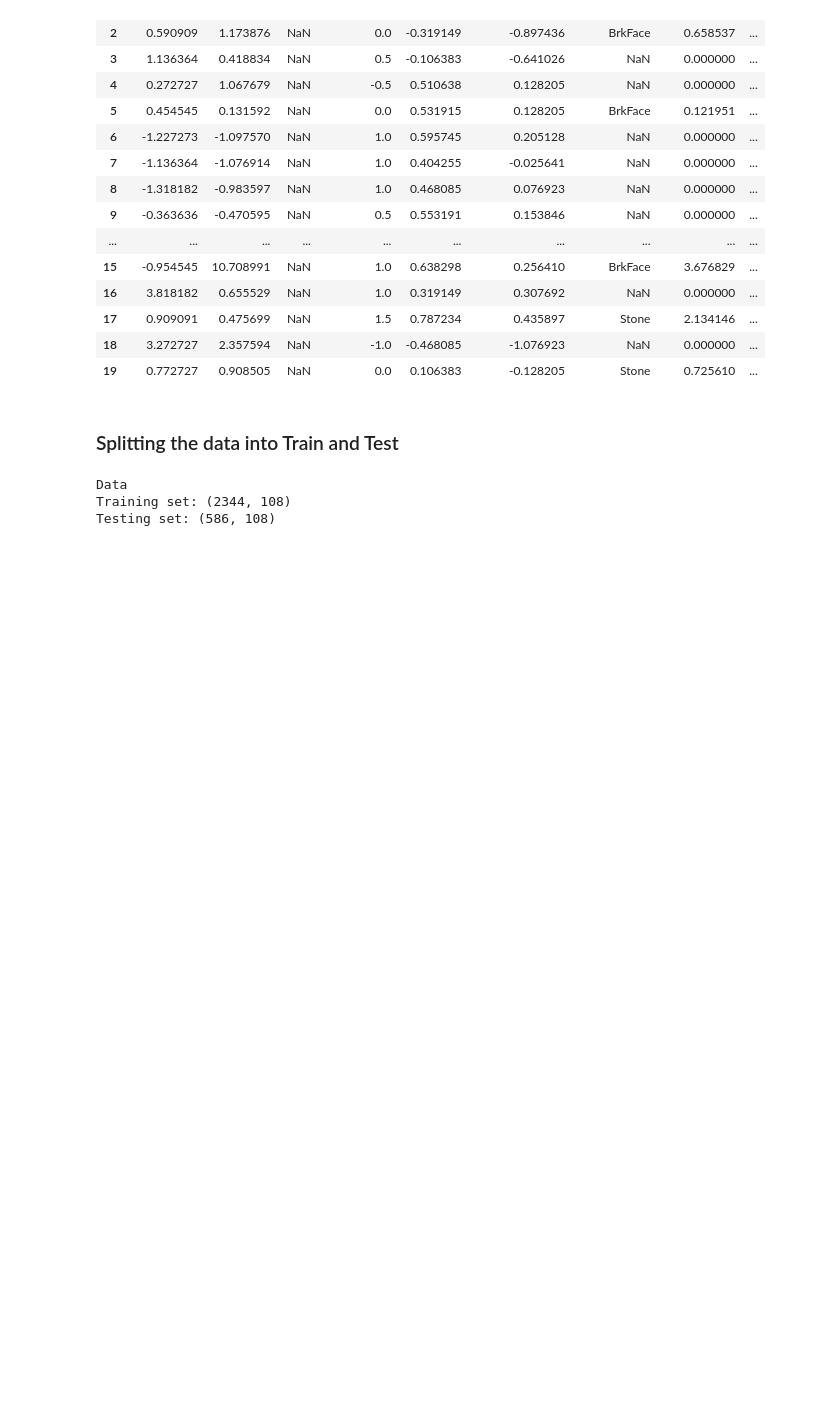
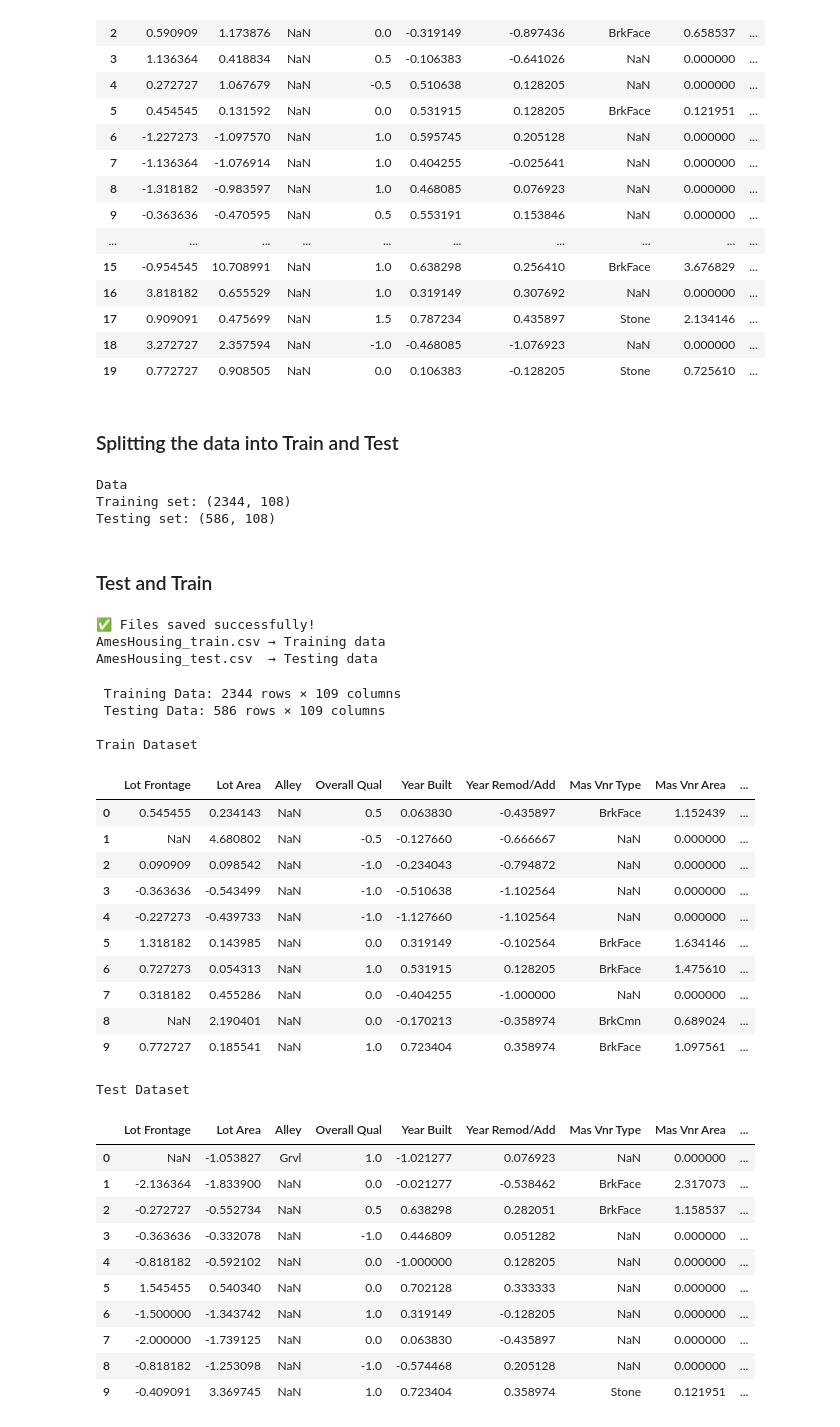
Before and after one commit to AlejandraCordero/NEC_labs, a Jupyter notebook: Activity01/activity01.ipynb, the cells around one changed output. Saved outputs shown, nothing was run; the diff lists cells and outputs as text; code cells hidden in the pictures; blank space fills up the shorter version.

Commit message:
add test and train dataset

```diff
--- a/Activity01/activity01.ipynb
+++ b/Activity01/activity01.ipynb
@@ -495,3 +495,67 @@ print(f"Testing set: {X_test.shape}")
 Data
 Training set: (2344, 108)
 Testing set: (586, 108)
+# %% [markdown]
+### Test and Train
+# %%
+df = pd.read_csv("AmesHousing_preprocessing.csv")
+
+X = df.drop(columns=['SalePrice'])
+y = df['SalePrice']
+
+# Split into 80% train/validation and 20% test
+X_train, X_test, y_train, y_test = train_test_split(
+    X, y, test_size=0.2, random_state=42, shuffle=True
+)
+
+# Combine features and target again for saving
+train_df = pd.concat([X_train, y_train], axis=1)
+test_df = pd.concat([X_test, y_test], axis=1)
+
+# Here it saves to CSV files
+train_df.to_csv("AmesHousing_train.csv", index=False)
+test_df.to_csv("AmesHousing_test.csv", index=False)
+# %% [output]
+✅ Files saved successfully!
+AmesHousing_train.csv → Training data
+AmesHousing_test.csv  → Testing data
+# %%
+train_df = pd.read_csv("AmesHousing_train.csv")
+test_df = pd.read_csv("AmesHousing_test.csv")
+
+print(f" Training Data: {train_df.shape[0]} rows × {train_df.shape[1]} columns")
+print(f" Testing Data: {test_df.shape[0]} rows × {test_df.shape[1]} columns\n")
+
+print("Train Dataset")
+display(train_df.head(10))
+
+print("\nTest Dataset")
+display(test_df.head(10))
+# %% [output]
+ Training Data: 2344 rows × 109 columns
+ Testing Data: 586 rows × 109 columns
+
+Train Dataset
+|  | Lot Frontage | Lot Area | Alley | Overall Qual | Year Built | Year Remod/Add | Mas Vnr Type | Mas Vnr Area | ... |
+| 0 | 0.545455 | 0.234143 | NaN | 0.5 | 0.063830 | -0.435897 | BrkFace | 1.152439 | ... |
+| 1 | NaN | 4.680802 | NaN | -0.5 | -0.127660 | -0.666667 | NaN | 0.000000 | ... |
+| 2 | 0.090909 | 0.098542 | NaN | -1.0 | -0.234043 | -0.794872 | NaN | 0.000000 | ... |
+| 3 | -0.363636 | -0.543499 | NaN | -1.0 | -0.510638 | -1.102564 | NaN | 0.000000 | ... |
+| 4 | -0.227273 | -0.439733 | NaN | -1.0 | -1.127660 | -1.102564 | NaN | 0.000000 | ... |
+| 5 | 1.318182 | 0.143985 | NaN | 0.0 | 0.319149 | -0.102564 | BrkFace | 1.634146 | ... |
+| 6 | 0.727273 | 0.054313 | NaN | 1.0 | 0.531915 | 0.128205 | BrkFace | 1.475610 | ... |
+| 7 | 0.318182 | 0.455286 | NaN | 0.0 | -0.404255 | -1.000000 | NaN | 0.000000 | ... |
+| 8 | NaN | 2.190401 | NaN | 0.0 | -0.170213 | -0.358974 | BrkCmn | 0.689024 | ... |
+| 9 | 0.772727 | 0.185541 | NaN | 1.0 | 0.723404 | 0.358974 | BrkFace | 1.097561 | ... |
+Test Dataset
+|  | Lot Frontage | Lot Area | Alley | Overall Qual | Year Built | Year Remod/Add | Mas Vnr Type | Mas Vnr Area | ... |
+| 0 | NaN | -1.053827 | Grvl | 1.0 | -1.021277 | 0.076923 | NaN | 0.000000 | ... |
+| 1 | -2.136364 | -1.833900 | NaN | 0.0 | -0.021277 | -0.538462 | BrkFace | 2.317073 | ... |
+| 2 | -0.272727 | -0.552734 | NaN | 0.5 | 0.638298 | 0.282051 | BrkFace | 1.158537 | ... |
+| 3 | -0.363636 | -0.332078 | NaN | -1.0 | 0.446809 | 0.051282 | NaN | 0.000000 | ... |
+| 4 | -0.818182 | -0.592102 | NaN | 0.0 | -1.000000 | 0.128205 | NaN | 0.000000 | ... |
+| 5 | 1.545455 | 0.540340 | NaN | 0.0 | 0.702128 | 0.333333 | NaN | 0.000000 | ... |
+| 6 | -1.500000 | -1.343742 | NaN | 1.0 | 0.319149 | -0.128205 | NaN | 0.000000 | ... |
+| 7 | -2.000000 | -1.739125 | NaN | 0.0 | 0.063830 | -0.435897 | NaN | 0.000000 | ... |
+| 8 | -0.818182 | -1.253098 | NaN | -1.0 | -0.574468 | 0.205128 | NaN | 0.000000 | ... |
+| 9 | -0.409091 | 3.369745 | NaN | 1.0 | 0.723404 | 0.358974 | Stone | 0.121951 | ... |
```
Also changed, not shown: parts of 2 cells of this notebook, 2 other files.
